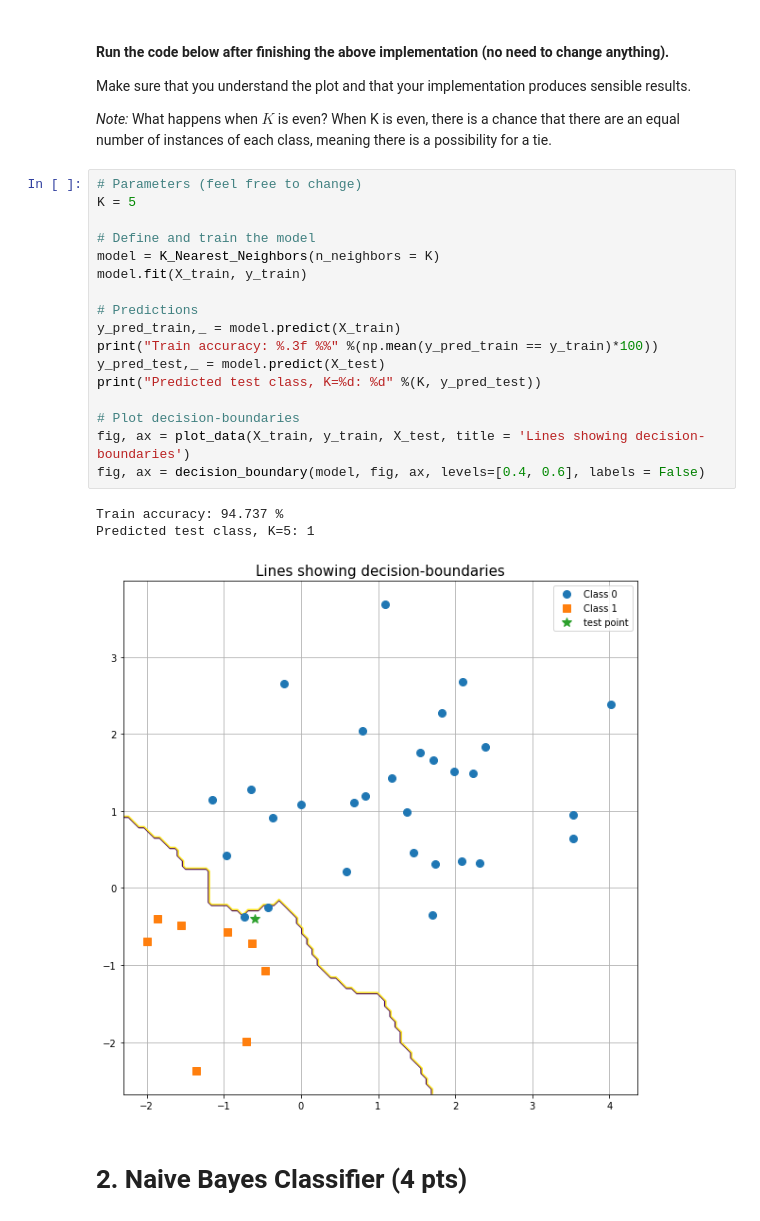
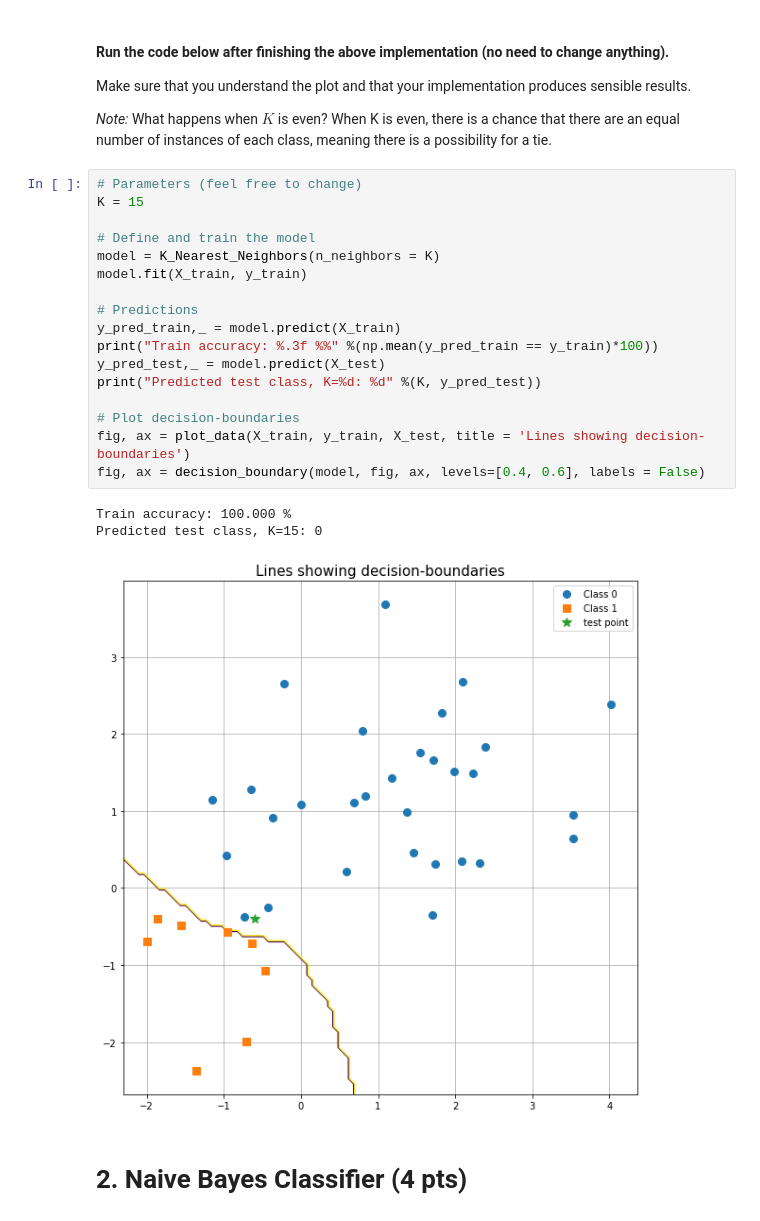
Before and after one commit to ArwinSaleh/Algorithms-for-Machine-Learning-and-Inference-TDA233, a Jupyter notebook: Hw2_2021.ipynb, the cells around one changed output. Drawn from its saved outputs; the diff is of its cells as text.

```diff
--- a/Hw2_2021.ipynb
+++ b/Hw2_2021.ipynb
@@ -200,25 +198,25 @@ Make sure that you understand the plot and that your implementation produces sen
 When K is even, there is a chance that there are an equal number of instances of each class, meaning there is a possibility for a tie.
 # %%
 # Parameters (feel free to change)
-K = 5
+K = 15
 
 # Define and train the model
 model = K_Nearest_Neighbors(n_neighbors = K)
 model.fit(X_train, y_train)
 
 # Predictions
 y_pred_train,_ = model.predict(X_train)
 print("Train accuracy: %.3f %%" %(np.mean(y_pred_train == y_train)*100))
 y_pred_test,_ = model.predict(X_test)
 print("Predicted test class, K=%d: %d" %(K, y_pred_test))
 
 # Plot decision-boundaries
 fig, ax = plot_data(X_train, y_train, X_test, title = 'Lines showing decision-boundaries')
 fig, ax = decision_boundary(model, fig, ax, levels=[0.4, 0.6], labels = False)
 # %% [output]
-Train accuracy: 94.737 %
-Predicted test class, K=5: 1
+Train accuracy: 100.000 %
+Predicted test class, K=15: 0
-[figure, old version]
+[figure, new version]
 # %% [markdown]
 # 2. Naive Bayes Classifier (4 pts)
 # %% [markdown]
```
Also changed, not shown: parts of 8 cells of this notebook.
